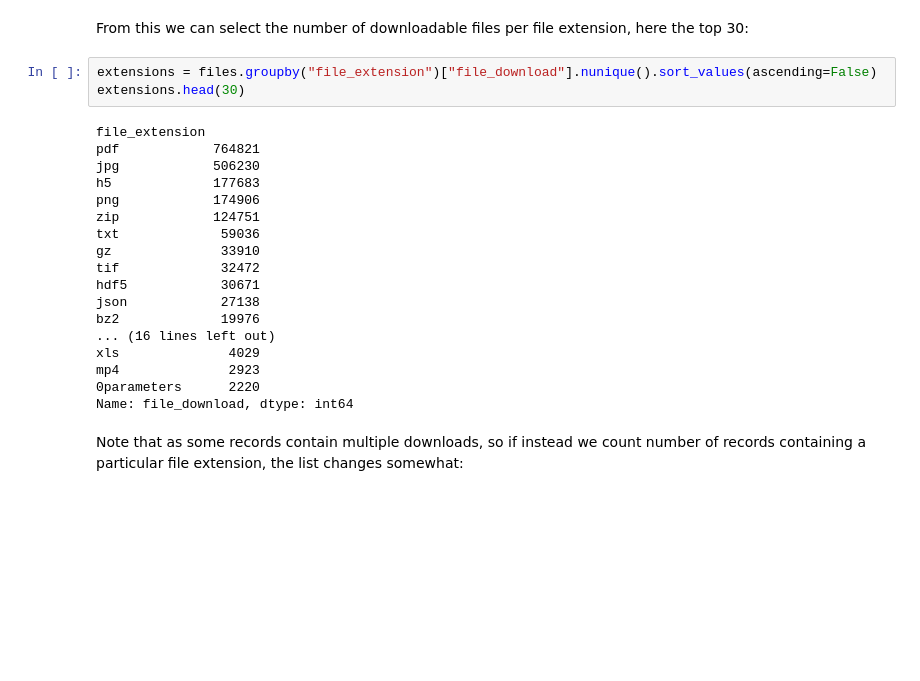
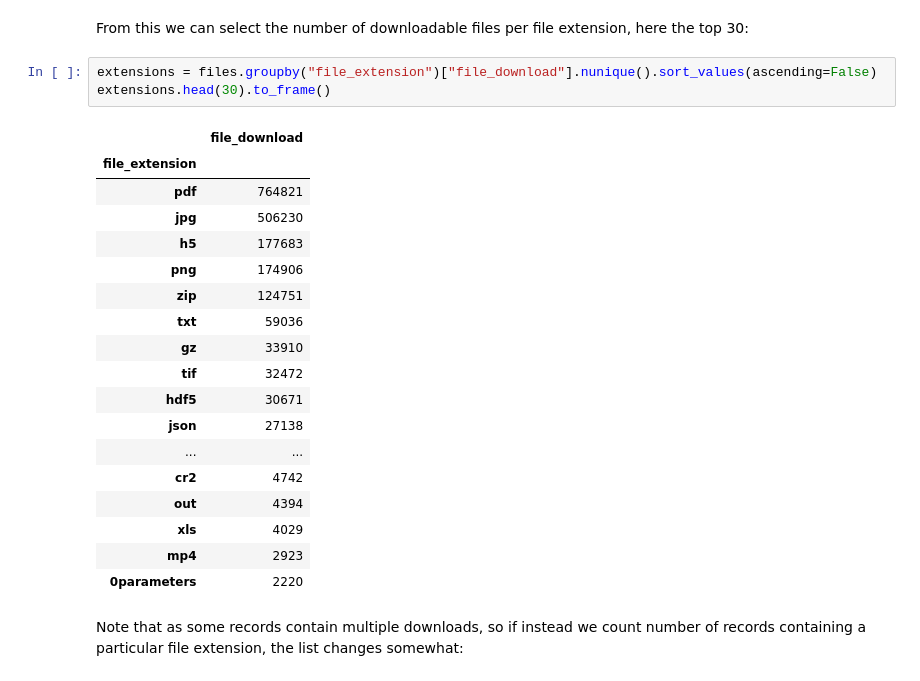
Before and after one commit to stain/ro-index-paper, a Jupyter notebook: code/analysis/analyze-zenodo.ipynb, the cells around one changed output. Cells and saved outputs as stored; diff of their text form; blank space fills up the shorter version.

```diff
--- a/code/analysis/analyze-zenodo.ipynb
+++ b/code/analysis/analyze-zenodo.ipynb
@@ -111,25 +111,26 @@ files
 From this we can select the number of downloadable files per file extension, here the top 30:
 # %%
 extensions = files.groupby("file_extension")["file_download"].nunique().sort_values(ascending=False)
-extensions.head(30)
+extensions.head(30).to_frame()
 # %% [output]
-file_extension
-pdf            764821
-jpg            506230
-h5             177683
-png            174906
-zip            124751
-txt             59036
-gz              33910
-tif             32472
-hdf5            30671
-json            27138
-bz2             19976
-... (16 lines left out)
-xls              4029
-mp4              2923
-0parameters      2220
-Name: file_download, dtype: int64
+|  | file_download |
+| file_extension |  |
+| pdf | 764821 |
+| jpg | 506230 |
+| h5 | 177683 |
+| png | 174906 |
+| zip | 124751 |
+| txt | 59036 |
+| gz | 33910 |
+| tif | 32472 |
+| hdf5 | 30671 |
+| json | 27138 |
+| ... | ... |
+| cr2 | 4742 |
+| out | 4394 |
+| xls | 4029 |
+| mp4 | 2923 |
+| 0parameters | 2220 |
 # %% [markdown]
 Note that as some records contain multiple downloads, so if instead we count number of records containing a particular file extension, the list changes somewhat:
 # %%
```
Also changed, not shown: parts of 8 cells of this notebook.
